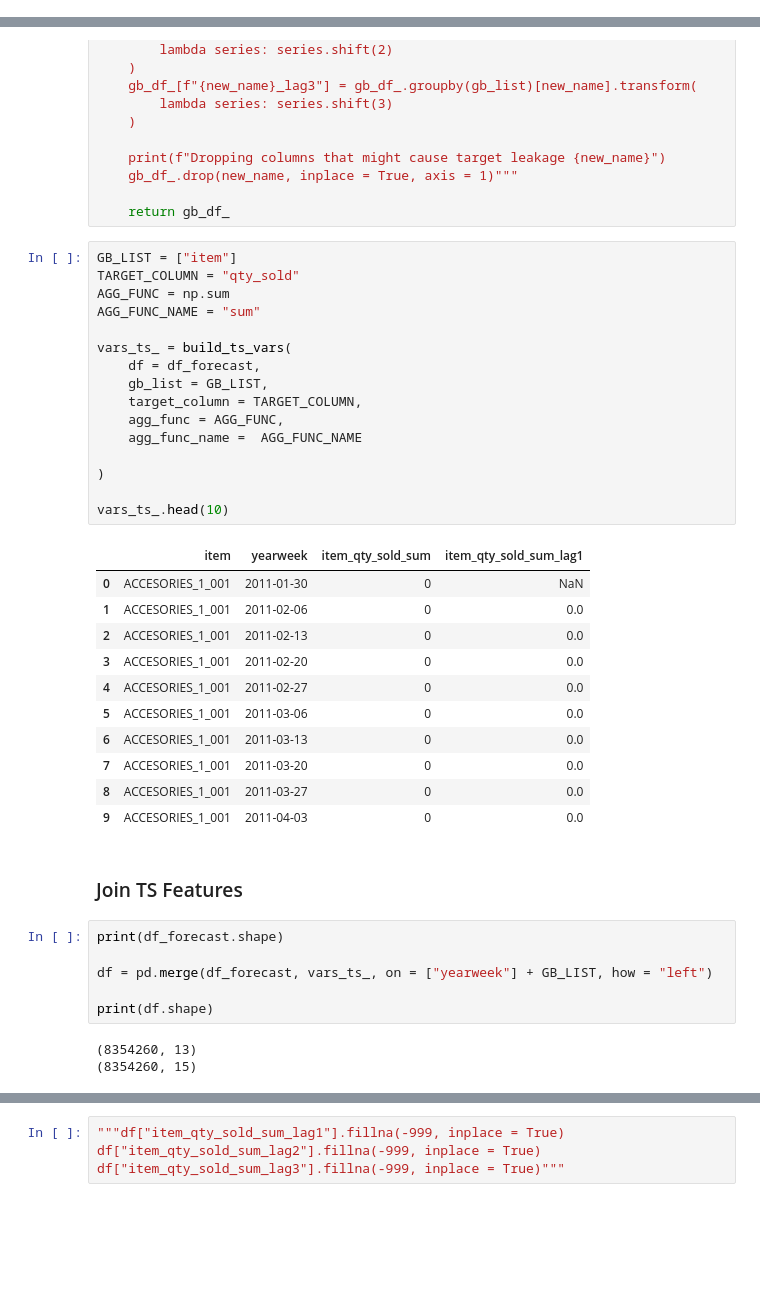
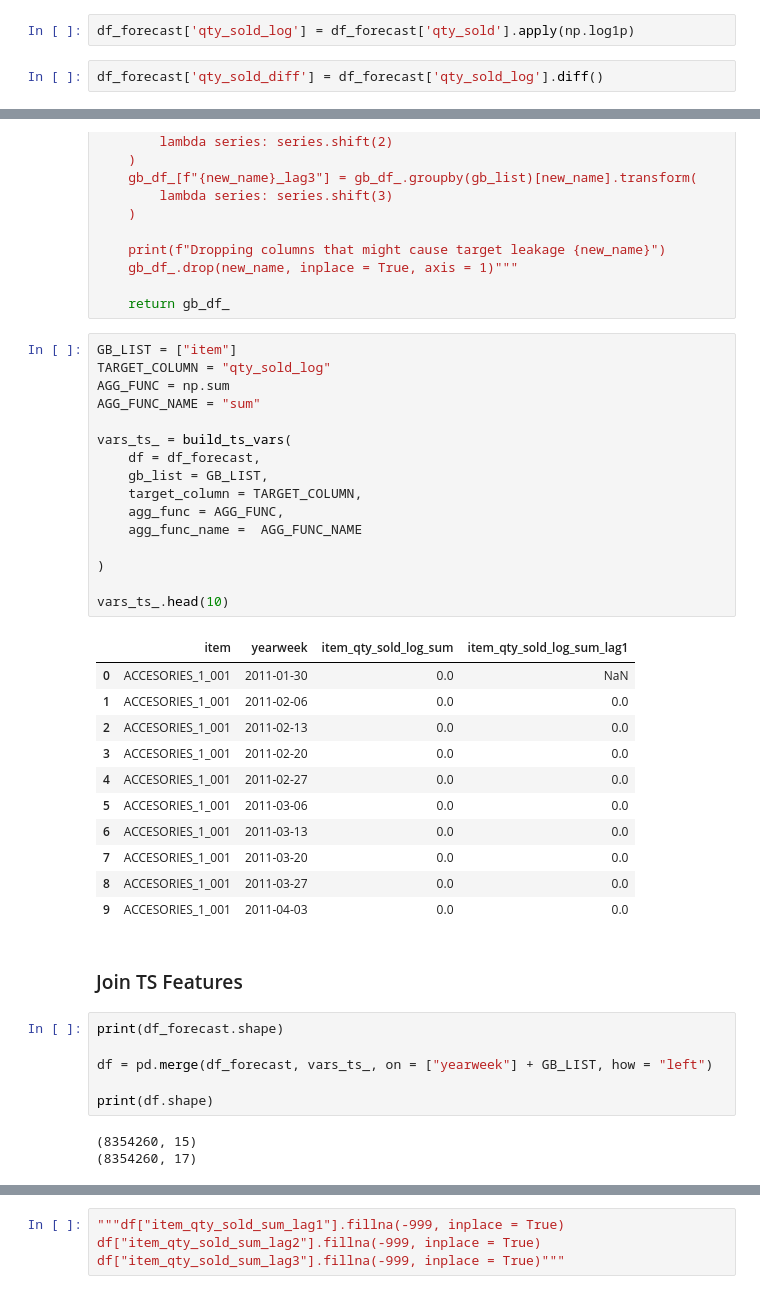
Before and after one commit to elenabriones/DS-Capstone-Market, a Jupyter notebook: notebooks/Forecast_Weekly_EventV1.0.ipynb, the cells around one changed output, grey strips where cells are left out. Saved outputs shown, nothing was run; the diff lists cells and outputs as text; blank space fills up the shorter version.

```diff
--- a/notebooks/Forecast_Weekly_EventV1.0.ipynb
+++ b/notebooks/Forecast_Weekly_EventV1.0.ipynb
@@ -498,3 +498,7 @@ Name: count, Length: 3049, dtype: int64
 [figure]
 # %% [markdown]
 # Build Time Series Features
+# %%
+df_forecast['qty_sold_log'] = df_forecast['qty_sold'].apply(np.log1p)
+# %%
+df_forecast['qty_sold_diff'] = df_forecast['qty_sold_log'].diff()
@@ -537,32 +550,32 @@ def build_ts_vars(df, gb_list, target_column, agg_func, agg_func_name):
     return gb_df_
 # %%
 GB_LIST = ["item"]
-TARGET_COLUMN = "qty_sold"
+TARGET_COLUMN = "qty_sold_log"
 AGG_FUNC = np.sum
 AGG_FUNC_NAME = "sum"
 
 vars_ts_ = build_ts_vars(
     df = df_forecast,
     gb_list = GB_LIST,
     target_column = TARGET_COLUMN,
     agg_func = AGG_FUNC,
     agg_func_name =  AGG_FUNC_NAME
 
 )
 
 vars_ts_.head(10)
 # %% [output]
-|  | item | yearweek | item_qty_sold_sum | item_qty_sold_sum_lag1 |
-| 0 | ACCESORIES_1_001 | 2011-01-30 | 0 | NaN |
-| 1 | ACCESORIES_1_001 | 2011-02-06 | 0 | 0.0 |
-| 2 | ACCESORIES_1_001 | 2011-02-13 | 0 | 0.0 |
-| 3 | ACCESORIES_1_001 | 2011-02-20 | 0 | 0.0 |
-| 4 | ACCESORIES_1_001 | 2011-02-27 | 0 | 0.0 |
-| 5 | ACCESORIES_1_001 | 2011-03-06 | 0 | 0.0 |
-| 6 | ACCESORIES_1_001 | 2011-03-13 | 0 | 0.0 |
-| 7 | ACCESORIES_1_001 | 2011-03-20 | 0 | 0.0 |
-| 8 | ACCESORIES_1_001 | 2011-03-27 | 0 | 0.0 |
-| 9 | ACCESORIES_1_001 | 2011-04-03 | 0 | 0.0 |
+|  | item | yearweek | item_qty_sold_log_sum | item_qty_sold_log_sum_lag1 |
+| 0 | ACCESORIES_1_001 | 2011-01-30 | 0.0 | NaN |
+| 1 | ACCESORIES_1_001 | 2011-02-06 | 0.0 | 0.0 |
+| 2 | ACCESORIES_1_001 | 2011-02-13 | 0.0 | 0.0 |
+| 3 | ACCESORIES_1_001 | 2011-02-20 | 0.0 | 0.0 |
+| 4 | ACCESORIES_1_001 | 2011-02-27 | 0.0 | 0.0 |
+| 5 | ACCESORIES_1_001 | 2011-03-06 | 0.0 | 0.0 |
+| 6 | ACCESORIES_1_001 | 2011-03-13 | 0.0 | 0.0 |
+| 7 | ACCESORIES_1_001 | 2011-03-20 | 0.0 | 0.0 |
+| 8 | ACCESORIES_1_001 | 2011-03-27 | 0.0 | 0.0 |
+| 9 | ACCESORIES_1_001 | 2011-04-03 | 0.0 | 0.0 |
 # %% [markdown]
 ### Join TS Features
 # %%
@@ -572,8 +585,8 @@ df = pd.merge(df_forecast, vars_ts_, on = ["yearweek"] + GB_LIST, how = "left")
 
 print(df.shape)
 # %% [output]
-(8354260, 13)
 (8354260, 15)
+(8354260, 17)
 # %%
 df.info()
 # %% [output]
```
Also changed, not shown: parts of 24 cells of this notebook.
